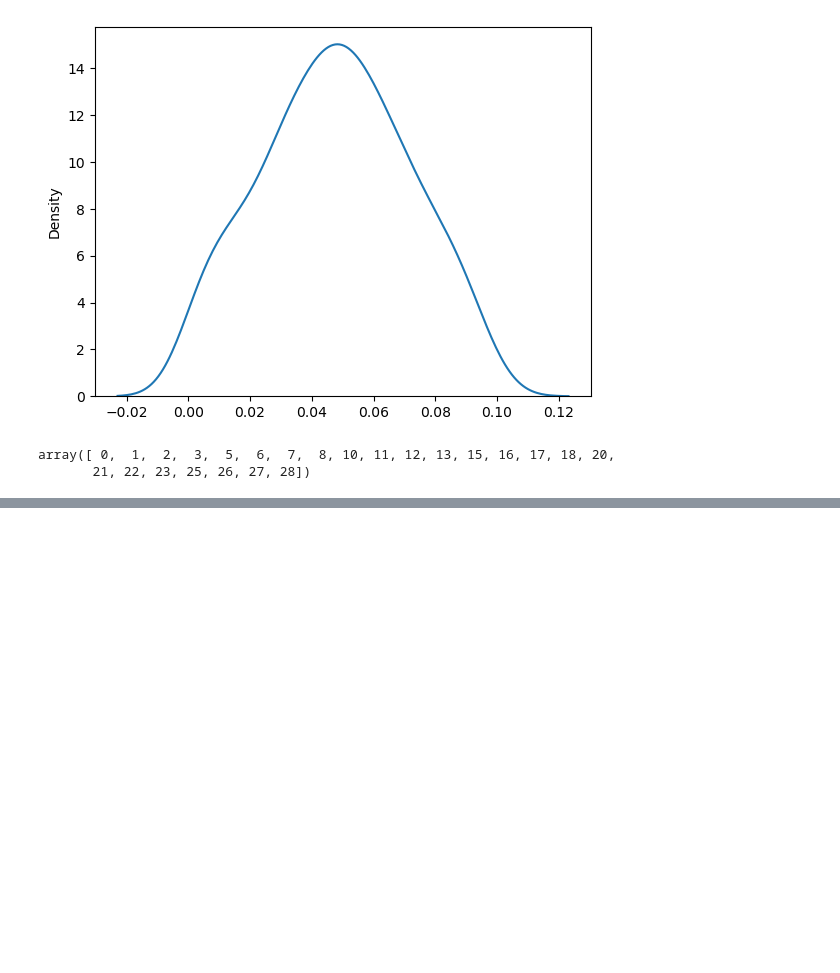
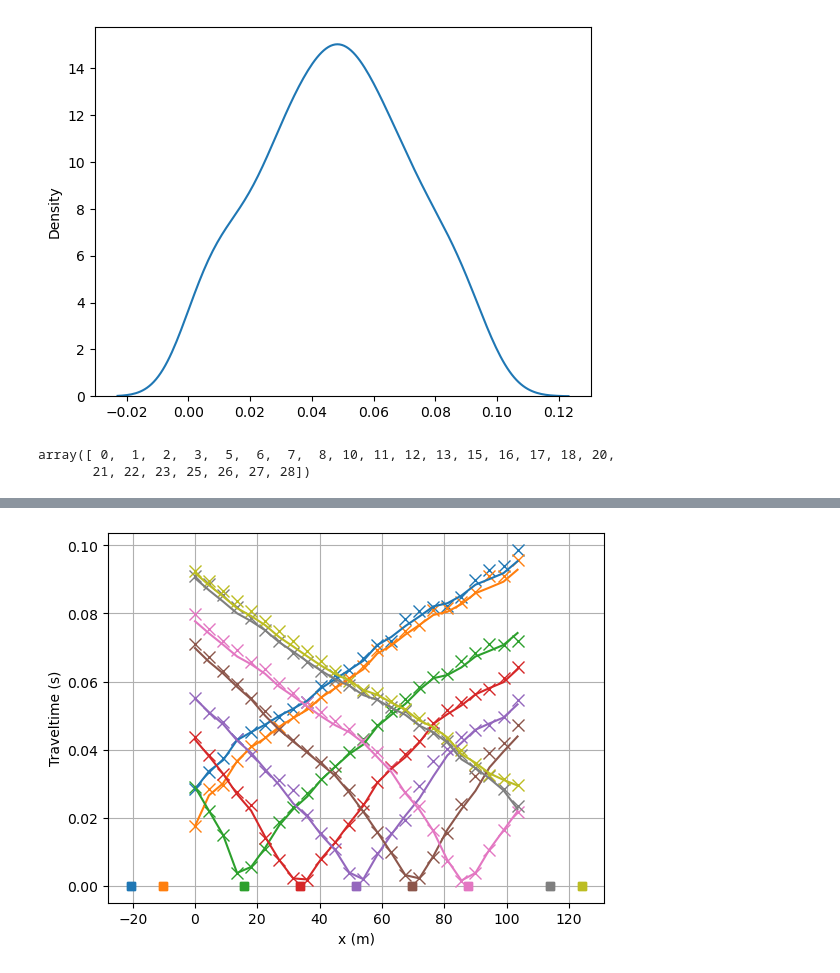
Before and after one commit to jcmefra/curso_python_git, a Jupyter notebook: modulo_3/inv_refra_1.ipynb, the cells around one changed output, grey strips where cells are left out. Cells and saved outputs as stored; diff of their text form; code cells hidden in the pictures; blank space fills up the shorter version.

```diff
--- a/modulo_3/inv_refra_1.ipynb
+++ b/modulo_3/inv_refra_1.ipynb
@@ -69,3 +76,7 @@ mgr.showResult(logscale=False)
+# %%
+mgr.showFit()
+# %% [output]
+[figure, added]
 # %%
 sns.histplot(inv, bins=30)
 # %% [output]
```
Also changed, not shown: parts of 8 cells of this notebook.
